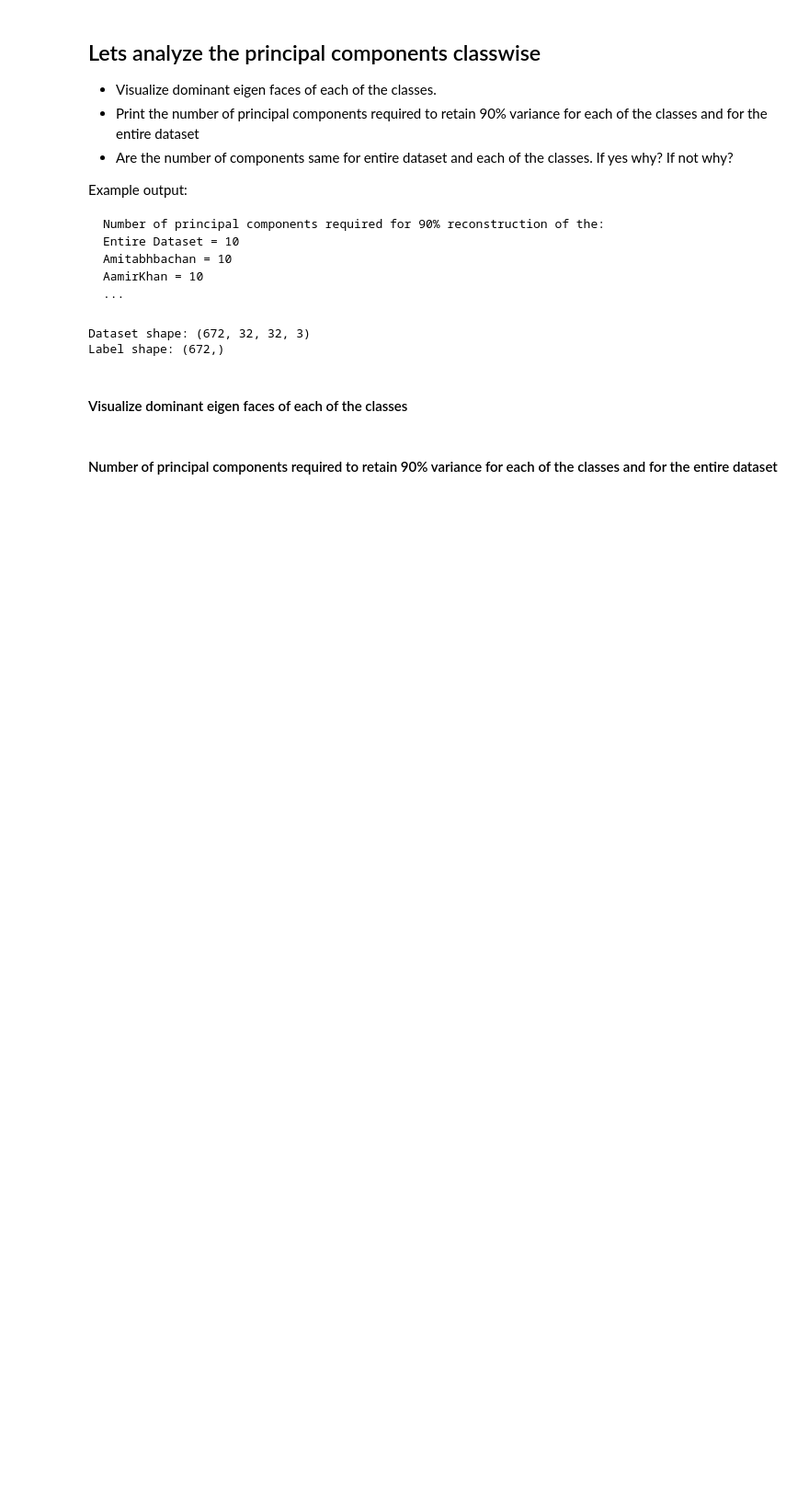
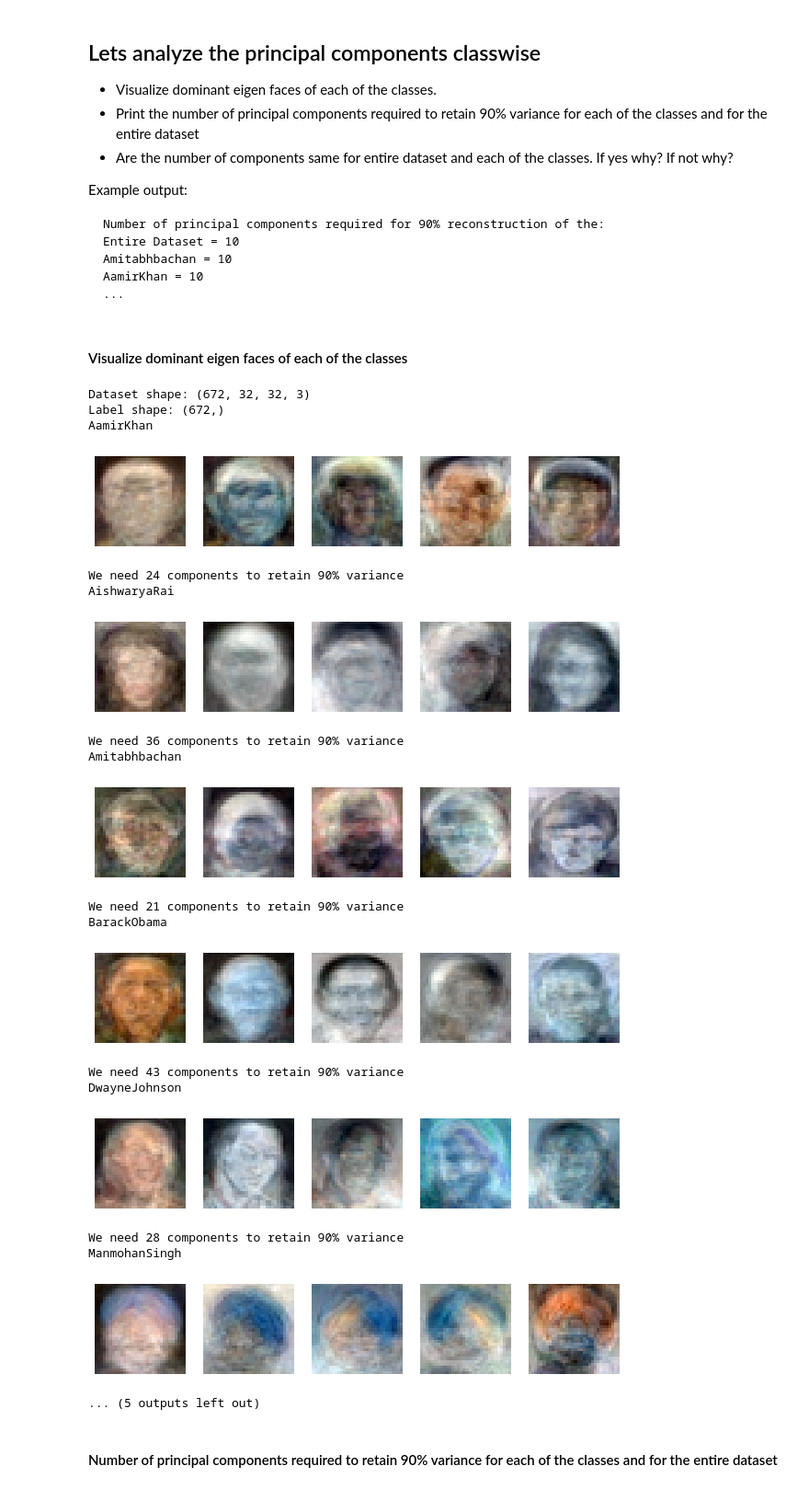
Before and after one commit to spashal/SMAI, a Jupyter notebook: Assignment2/rollnumber_Assignment2_Q3.ipynb, the cells around one changed output. Shown at 92% size. Saved outputs shown, nothing was run; the diff lists cells and outputs as text; code cells hidden in the pictures; blank space fills up the shorter version.

````diff
--- a/Assignment2/rollnumber_Assignment2_Q3.ipynb
+++ b/Assignment2/rollnumber_Assignment2_Q3.ipynb
@@ -225,3 +234,13 @@ Clipping input data to the valid range for imshow with RGB data ([0..1] for floa
+# %%
+def reconstructionError(real, indices):
+    a = real**2
+    for i in indices:
+        b = recon_img**2
+    return np.abs(np.sum(a)-np.sum(b))
+
+sums = 0
+for i in range(len(X)):
+    sums += reconstructionError(X[i], recon_img)
 # %% [markdown]
 ## Lets analyze the principal components classwise
 - Visualize dominant eigen faces of each of the classes.
@@ -236,11 +255,5 @@ Amitabhbachan = 10
 AamirKhan = 10
 ...
 ```
-# %%
-# Load data again
-X,y = load_data(dirpath)
-# %% [output]
-Dataset shape: (672, 32, 32, 3)
-Label shape: (672,)
 # %% [markdown]
 #### Visualize dominant eigen faces of each of the classes
@@ -249,3 +260,58 @@ Label shape: (672,)
+# %%
+# Load data again
+def threshold_components(s):
+    sum = 0
+    total = np.sum(s)
+    for i in range(len(s)):
+        sum += s[i]
+        if sum/total > 0.900:
+            print("We need", i+1, "components to retain 90% variance")
+            break
+
+X,y = load_data(dirpath)
+images_count = [0, 42, 42+101, 42+101+50, 193+100, 293+79, 372+100, 472+100, 572+100]
+def computeEigenFaces(images, k):
+    flat_x = np.ravel(images[0])
+    for i in range(1, len(images)):
+        flat_x = np.vstack((flat_x, np.ravel(images[i])))
+
+    images = np.transpose(flat_x)
+    cov_matrix = np.cov(images)
+    images = images.transpose()
+    # cov_matrix.shape
+
+    u, s, v = np.linalg.svd(cov_matrix)
+    u = u.transpose()
+    plot(u.transpose(), 32, 32, C, np.arange(start=0, stop=k, step=1, dtype=np.int16))
+    threshold_components(s)
+
+count = 0
+for name in cfw_dict:
+    print(name)
+    i = count
+    count += 1
+    computeEigenFaces(X[images_count[i]:images_count[i+1],:], 5)
+# %% [output]
+Dataset shape: (672, 32, 32, 3)
+Label shape: (672,)
+AamirKhan
+[figure, added]
+We need 24 components to retain 90% variance
+AishwaryaRai
+[figure, added]
+We need 36 components to retain 90% variance
+Amitabhbachan
+[figure, added]
+We need 21 components to retain 90% variance
+BarackObama
+[figure, added]
+We need 43 components to retain 90% variance
+DwayneJohnson
+[figure, added]
+We need 28 components to retain 90% variance
+ManmohanSingh
+[figure, added]
+... (5 outputs left out)
 # %% [markdown]
 #### Number of principal components required to retain 90% variance for each of the classes and for the entire dataset
 # %%
````
Also changed, not shown: parts of 10 cells of this notebook, 2 other files.
